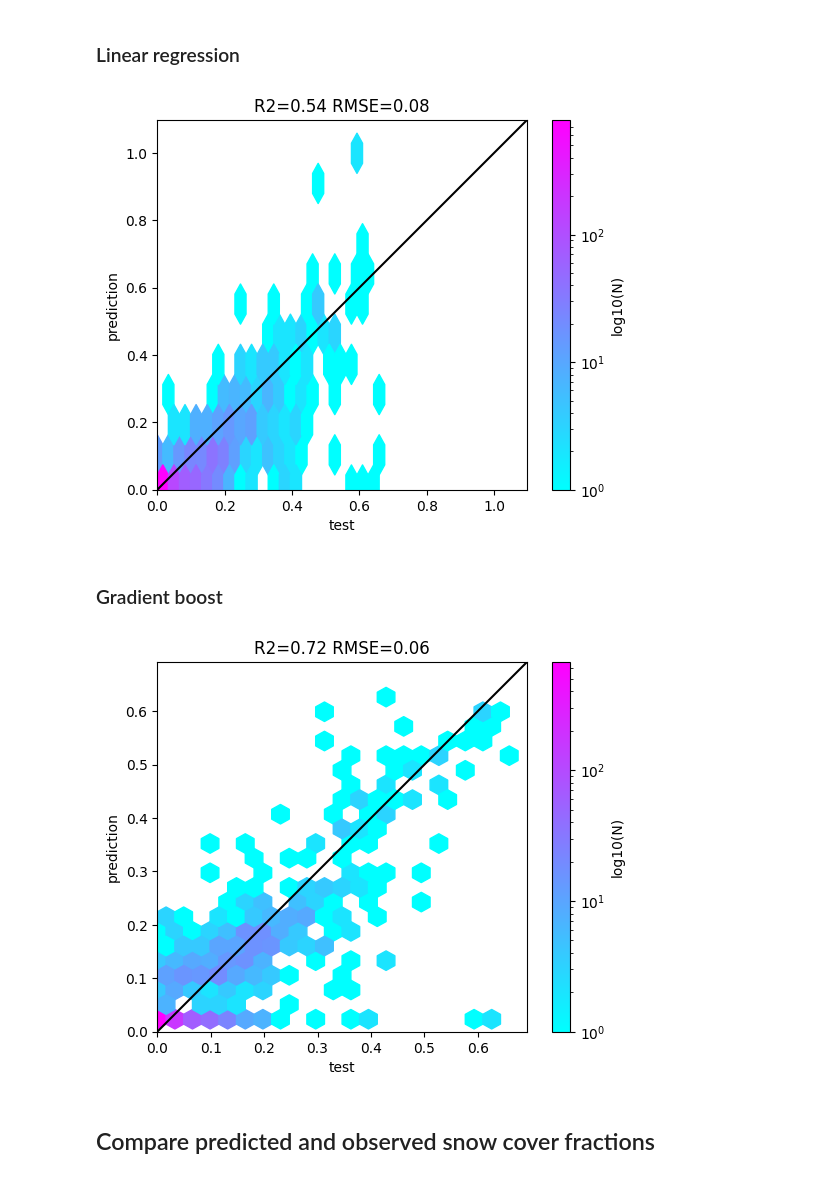
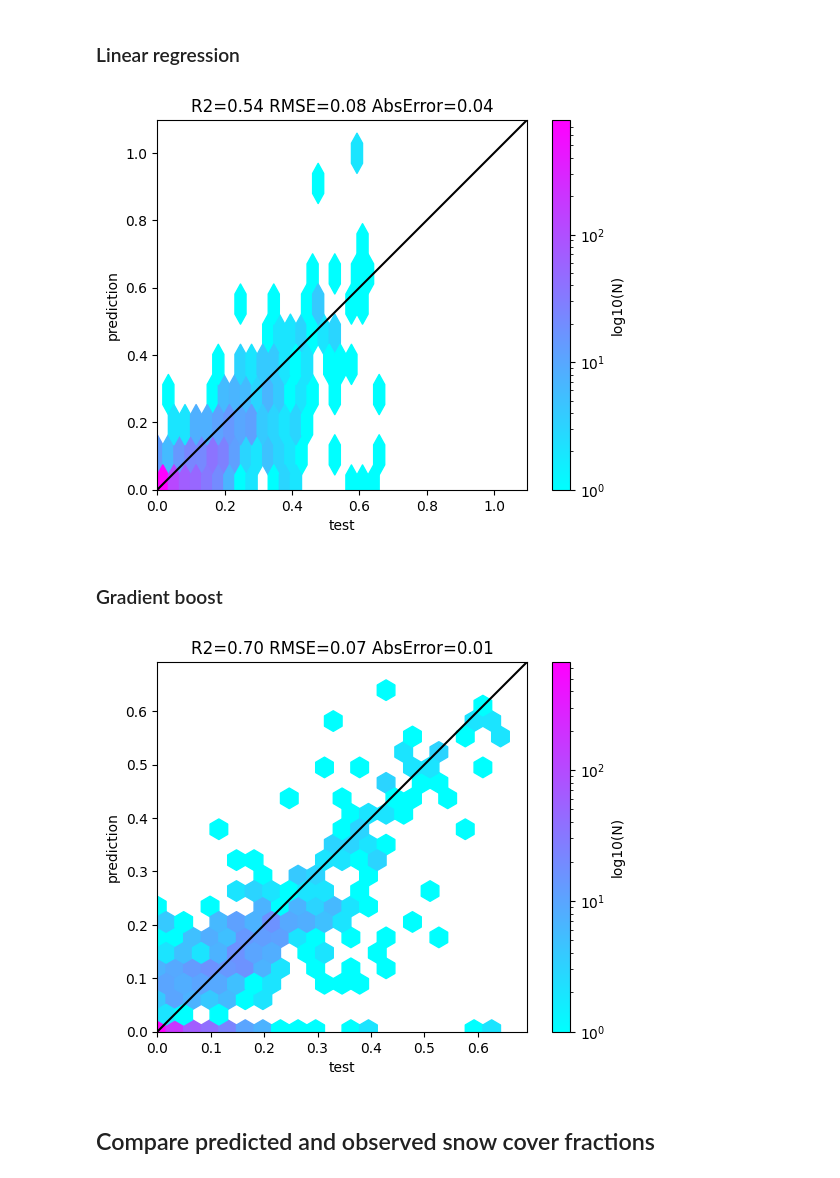
Before and after one commit to Rami-ismail/FYP_SnowCoveredArea, a Jupyter notebook: trainScf.ipynb, the cells around one changed output. Drawn from its saved outputs; the diff is of its cells as text; code cells hidden in the pictures.

```diff
--- a/trainScf.ipynb
+++ b/trainScf.ipynb
@@ -146,6 +126,7 @@ y dimensions: (5835,)
 from sklearn.model_selection import train_test_split
 from sklearn.metrics import mean_squared_error
 from sklearn.metrics import r2_score
+from sklearn.metrics import median_absolute_error
 from sklearn.linear_model import LinearRegression
 from sklearn.ensemble import GradientBoostingRegressor
 
@@ -154,8 +135,9 @@ def testMod(X,y,mod):
     mod.fit(X_train,y_train)
     pred = mod.predict(X_test)
     rmse = mean_squared_error(y_test, pred, squared=False)
+    absError = median_absolute_error(y_test, pred)
     r2 = r2_score(y_test,pred)
-    s = "R2={:.2f} RMSE={:.2f}".format(r2,rmse)
+    s = "R2={:.2f} RMSE={:.2f} AbsError={:.2f}".format(r2,rmse,absError)
     plt.figure()
     plt.gca().set_aspect('equal')
     hb = plt.hexbin(y_test, pred, gridsize=20, cmap='cool', bins='log')
@@ -178,16 +160,16 @@ mod1 = testMod(X,y,LinearRegression())
 with open('mod1{}.pickle'.format(f), 'wb') as handle:
     pickle.dump(mod1, handle)
 # %% [output]
-[figure, old version]
+[figure, new version]
 # %% [markdown]
 ### Gradient boost
 # %%
-mod2 = testMod(X,y,GradientBoostingRegressor())
+mod2 = testMod(X,y,GradientBoostingRegressor(loss="absolute_error"))
 # save model
 with open('mod2{}.pickle'.format(f), 'wb') as handle:
     pickle.dump(mod2, handle)
 # %% [output]
-[figure, old version]
+[figure, new version]
 # %% [markdown]
 ## Compare predicted and observed snow cover fractions
 # %%
```
Also changed, not shown: parts of 3 cells of this notebook, 6 other files.
